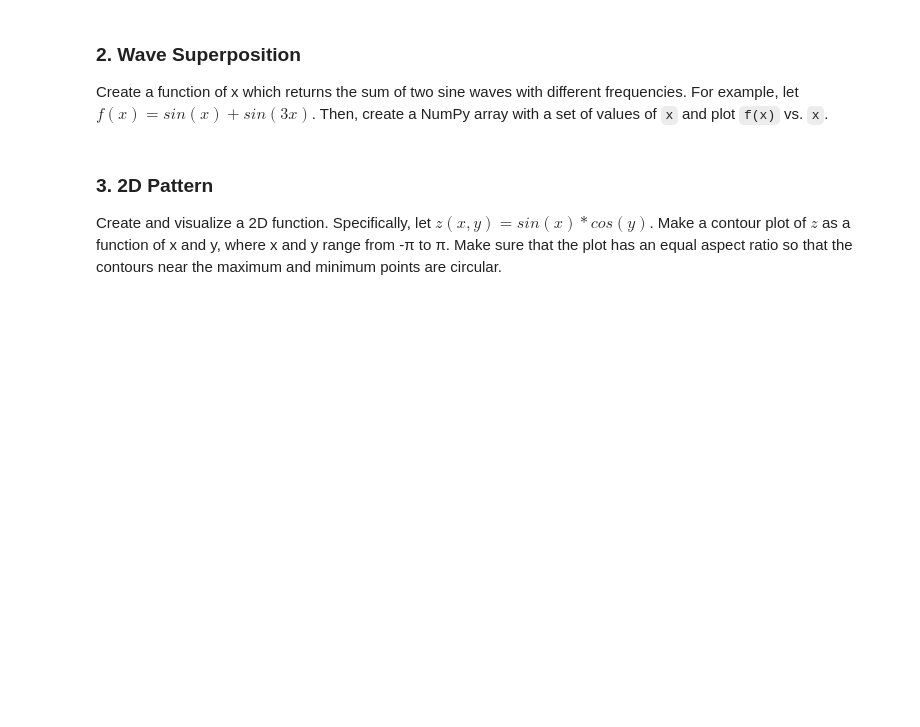
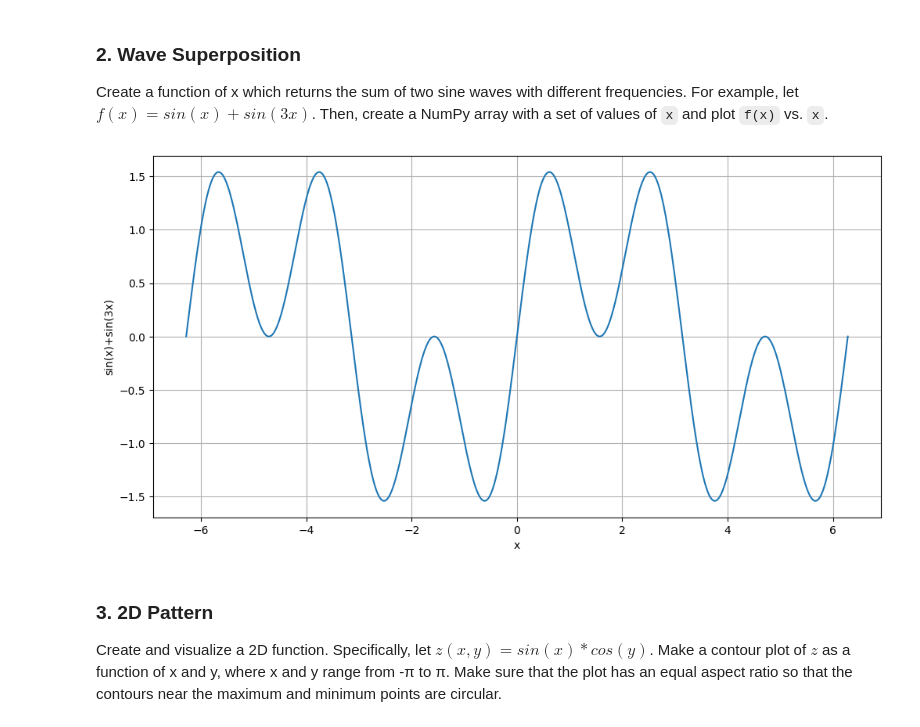
Before and after one commit to hesoane123-dev/QCES, a Jupyter notebook: python_introduction.ipynb, the cells around one changed output. Saved outputs shown, nothing was run; the diff lists cells and outputs as text; code cells hidden in the pictures; blank space fills up the shorter version.

```diff
--- a/python_introduction.ipynb
+++ b/python_introduction.ipynb
@@ -488,3 +429,19 @@ Create a function of x which returns the sum of two sine waves with different fr
+# %%
+# Your code here
+import math
+def f(x):
+  y = np.sin(x) + np.sin(3*x)
+  return y
+
+x = np.linspace(-2*math.pi,2*math.pi, 1000)
+y = f(x)
+plt.figure(figsize=(12,6))
+plt.plot(x,y)
+plt.xlabel('x')
+plt.ylabel('sin(x)+sin(3x)')
+plt.grid(True)
+# %% [output]
+[figure, added]
 # %% [markdown]
 ### 3. 2D Pattern
 Create and visualize a 2D function. Specifically, let $z(x,y)=sin(x)*cos(y)$. Make a contour plot of $z$ as a function of x and y, where x and y range from -π to π. Make sure that the plot has an equal aspect ratio so that the contours near the maximum and minimum points are circular.
```
Also changed, not shown: parts of 20 cells of this notebook.
